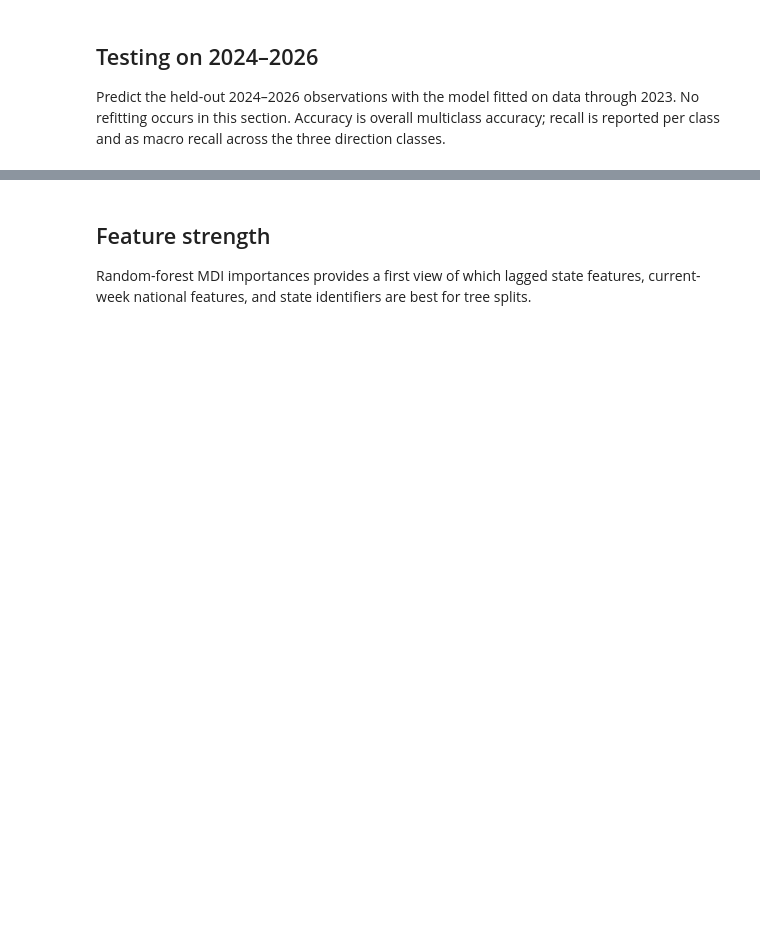
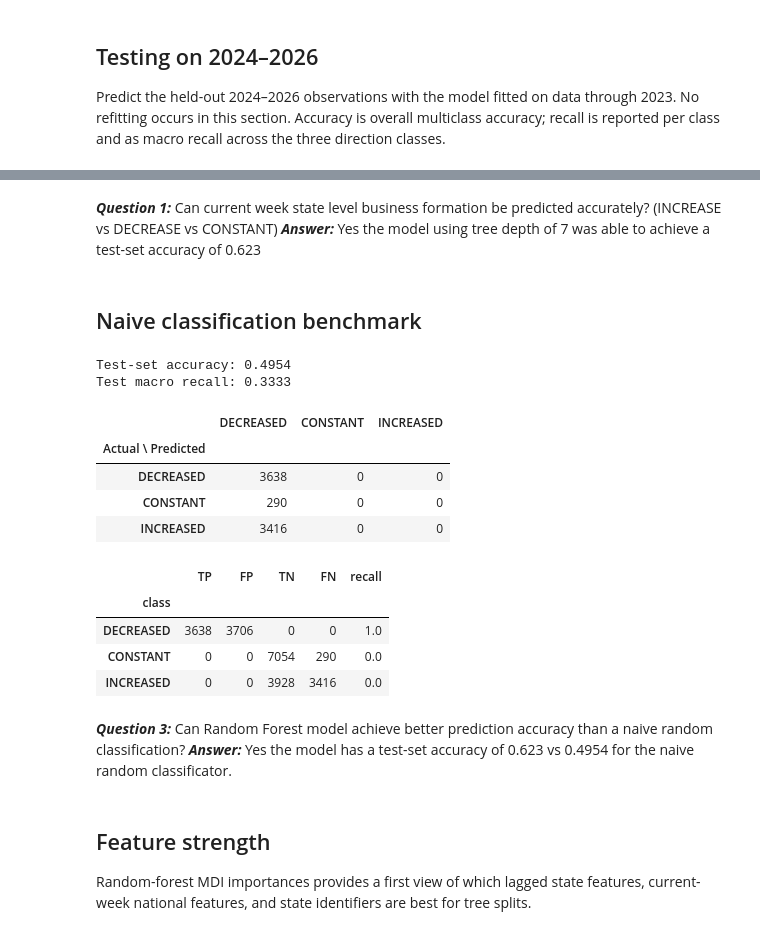
Before and after one commit to mieszkoSz/DataScBlog, a Jupyter notebook: Business_Formation_Analysis_Project.ipynb, the cells around one changed output, grey strips where cells are left out. Saved outputs shown, nothing was run; the diff lists cells and outputs as text; code cells hidden in the pictures; blank space fills up the shorter version.

```diff
--- a/Business_Formation_Analysis_Project.ipynb
+++ b/Business_Formation_Analysis_Project.ipynb
@@ -495,3 +515,50 @@ Test macro recall: 0.4290
+# %% [markdown]
+***Question 1:***
+Can current week state level business formation be predicted accurately? (INCREASE vs DECREASE vs CONSTANT)
+***Answer:***
+Yes the model using tree depth of 7 was able to achieve a test-set accuracy of 0.623
+# %% [markdown]
+## Naive classification benchmark
+# %%
+test_predictions = [randint(0, 1)*2 for _ in list(test_predictions)]  # Random predictions for testing purposes
+test_confusion_matrix = confusion_matrix(y_test, test_predictions, labels=np.arange(len(CLASS_NAMES)))
+test_accuracy = np.trace(test_confusion_matrix) / test_confusion_matrix.sum()
+test_class_results = []
+for class_index, class_name in enumerate(CLASS_NAMES):
+    true_positive = int(test_confusion_matrix[class_index, class_index])
+    false_positive = int(test_confusion_matrix[:, class_index].sum() - true_positive)
+    false_negative = int(test_confusion_matrix[class_index, :].sum() - true_positive)
+    true_negative = int(test_confusion_matrix.sum() - true_positive - false_positive - false_negative)
+    class_recall = true_positive / (true_positive + false_negative) if true_positive + false_negative else np.nan
+    test_class_results.append(
+        {"class": class_name, "TP": true_positive, "FP": false_positive, "TN": true_negative, "FN": false_negative, "recall": class_recall}
+    )
+
+print(f"Test-set accuracy: {test_accuracy:.4f}")
+print(f"Test macro recall: {np.nanmean([row['recall'] for row in test_class_results]):.4f}")
+display(pd.DataFrame(test_confusion_matrix, index=CLASS_NAMES, columns=CLASS_NAMES).rename_axis("Actual \\ Predicted"))
+display(pd.DataFrame(test_class_result***Question 1:***
+Can current week state level business formation be predicted accurately? (INCREASE vs DECREASE vs CONSTANT)
+***Answer:***
+Yes the model using tree depth of 7 was able to achieve a test-set accuracy of 0.623s).set_index("class"))
+# %% [output]
+Test-set accuracy: 0.4954
+Test macro recall: 0.3333
+|  | DECREASED | CONSTANT | INCREASED |
+| Actual \ Predicted |  |  |  |
+| DECREASED | 3638 | 0 | 0 |
+| CONSTANT | 290 | 0 | 0 |
+| INCREASED | 3416 | 0 | 0 |
+|  | TP | FP | TN | FN | recall |
+| class |  |  |  |  |  |
+| DECREASED | 3638 | 3706 | 0 | 0 | 1.0 |
+| CONSTANT | 0 | 0 | 7054 | 290 | 0.0 |
+| INCREASED | 0 | 0 | 3928 | 3416 | 0.0 |
+# %% [markdown]
+***Question 3:***
+Can Random Forest model achieve better prediction accuracy than a naive random classification?
+***Answer:***
+Yes the model has a test-set accuracy of 0.623 vs 0.4954 for the naive random classificator.
 # %% [markdown]
 ## Feature strength
 
```
Also changed, not shown: parts of 4 cells of this notebook, 3 other files.
